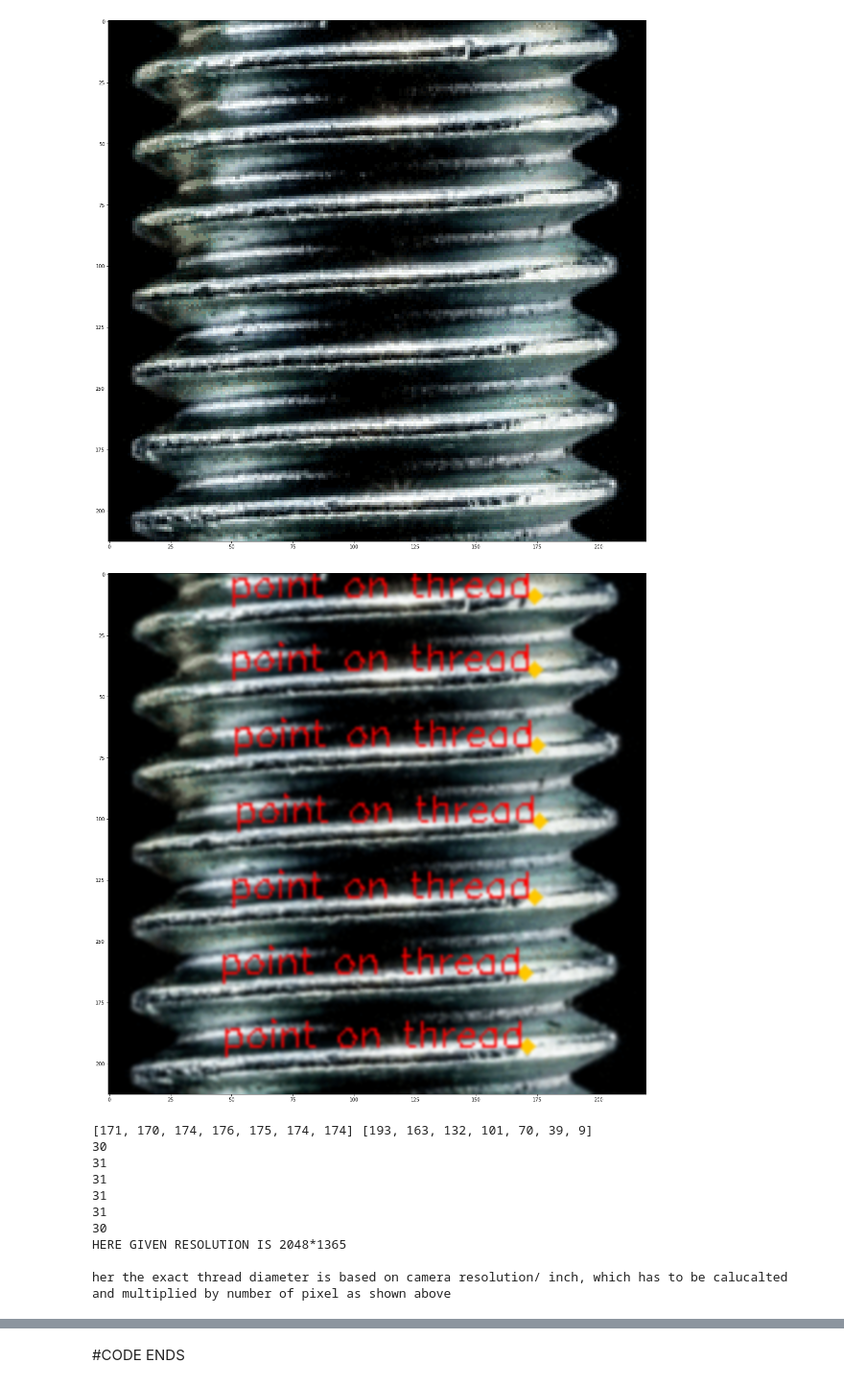
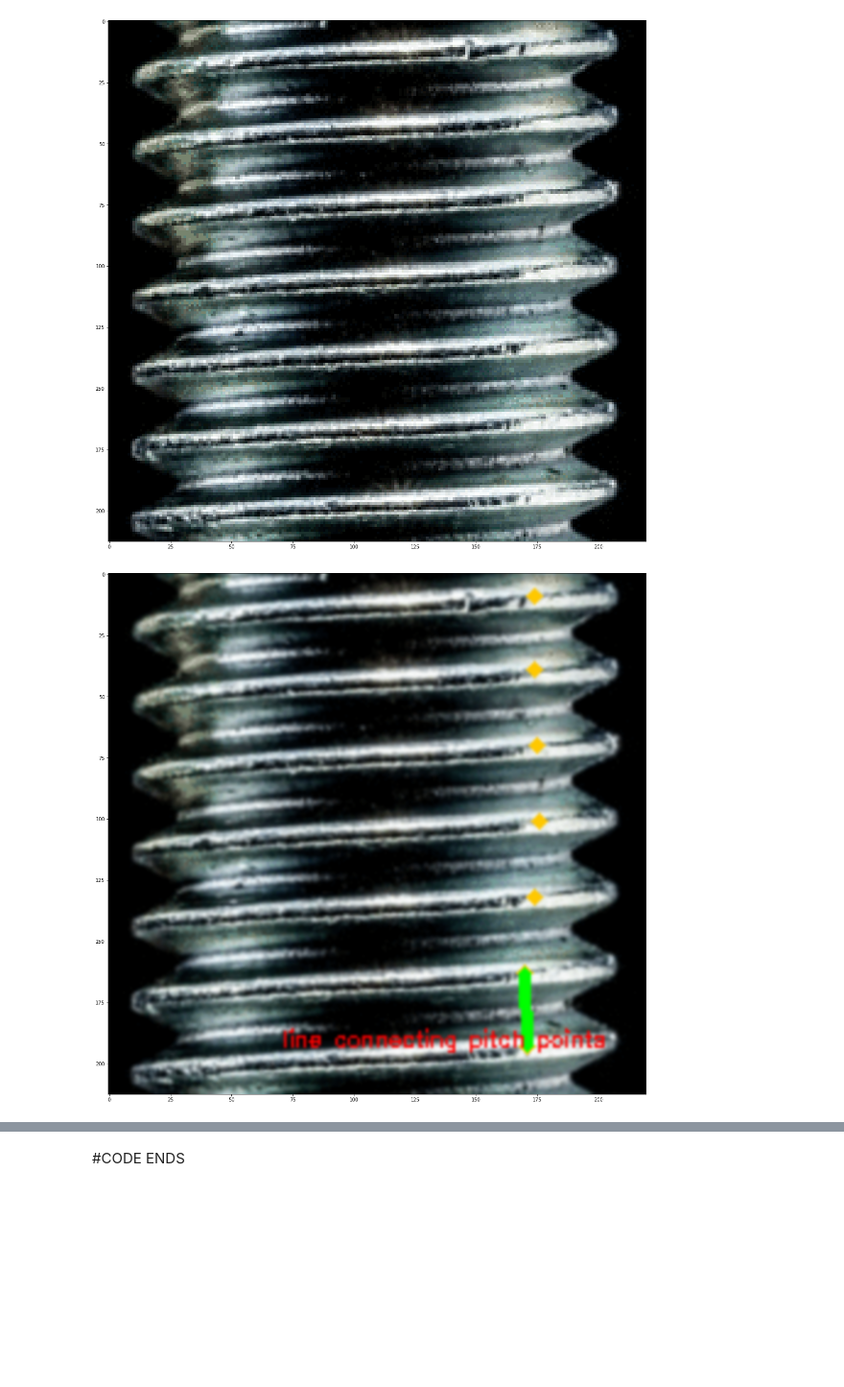
Before and after one commit to Vi-Ku/NiFi, a Jupyter notebook: NIFI_latest.ipynb, the cells around one changed output, grey strips where cells are left out. Shown at 96% size. Cells and saved outputs as stored; diff of their text form; code cells hidden in the pictures; blank space fills up the shorter version.

```diff
--- a/NIFI_latest.ipynb
+++ b/NIFI_latest.ipynb
@@ -24,45 +24,33 @@ plt.show()
 # %%
 import imutils
 contours, hierarchy = cv2.findContours(binary, cv2.RETR_TREE, cv2.CHAIN_APPROX_SIMPLE)
 # draw all contours
 #image = cv2.drawContours(image, contours, -1, (0, 255, 0), 2)
 #h,contours = imutils.grab_contours(contours)
 x=[]
 y=[]
 for c in contours:
   cv2.contourArea(c)
   area = cv2.contourArea(c)
   if area<90:
 	# compute the center of the contour
     M = cv2.moments(c)
     cX = int(M["m10"] / M["m00"])
     cY = int(M["m01"] / M["m00"])
     x.append(cX)
     y.append(cY)
     # draw the contour and center of the shape on the image
     #cv2.drawContours(image, [c], -1, (255, 255, 0), 2)
     cv2.circle(image, (cX, cY), 1, (255, 200, 0), 3)
-    cv2.putText(image, "point on thread", (cX -125, cY ),
-		cv2.FONT_HERSHEY_SIMPLEX, 0.5, (255, 0, 0), 1)
+    #cv2.putText(image, "point on thread", (cX -125, cY ),
+		#cv2.FONT_HERSHEY_SIMPLEX, 0.5, (255, 0, 0), 1)
+cv2.line(image, (x[0],y[0]), (x[1],y[1]), (0, 255, 0), thickness=3, lineType=8)
+cv2.putText(image, "line connecting pitch points", (x[0] -100, y[0] ),
+		cv2.FONT_HERSHEY_SIMPLEX, 0.3, (255, 0, 0), 1)
 plt.figure(figsize=(20,20))
 plt.imshow(image,interpolation='bicubic')
 plt.show()
-print(x,y)
+#print(x,y)
 y.sort()
-x.sort()
-for i in range(6):
-  print(y[1+i]-y[i])
-print("HERE GIVEN RESOLUTION IS 2048*1365\n")
-print("Here the exact thread diameter is based on camera resolution/ inch, which has to be calucalted and multiplied by number of pixel as shown above")
 # %% [output]
-[figure, old version]
+[figure, new version]
-[171, 170, 174, 176, 175, 174, 174] [193, 163, 132, 101, 70, 39, 9]
-30
-31
-31
-31
-31
-30
-HERE GIVEN RESOLUTION IS 2048*1365
-
-her the exact thread diameter is based on camera resolution/ inch, which has to be calucalted and multiplied by number of pixel as shown above
```
Also changed, not shown: parts of 1 cell of this notebook.
